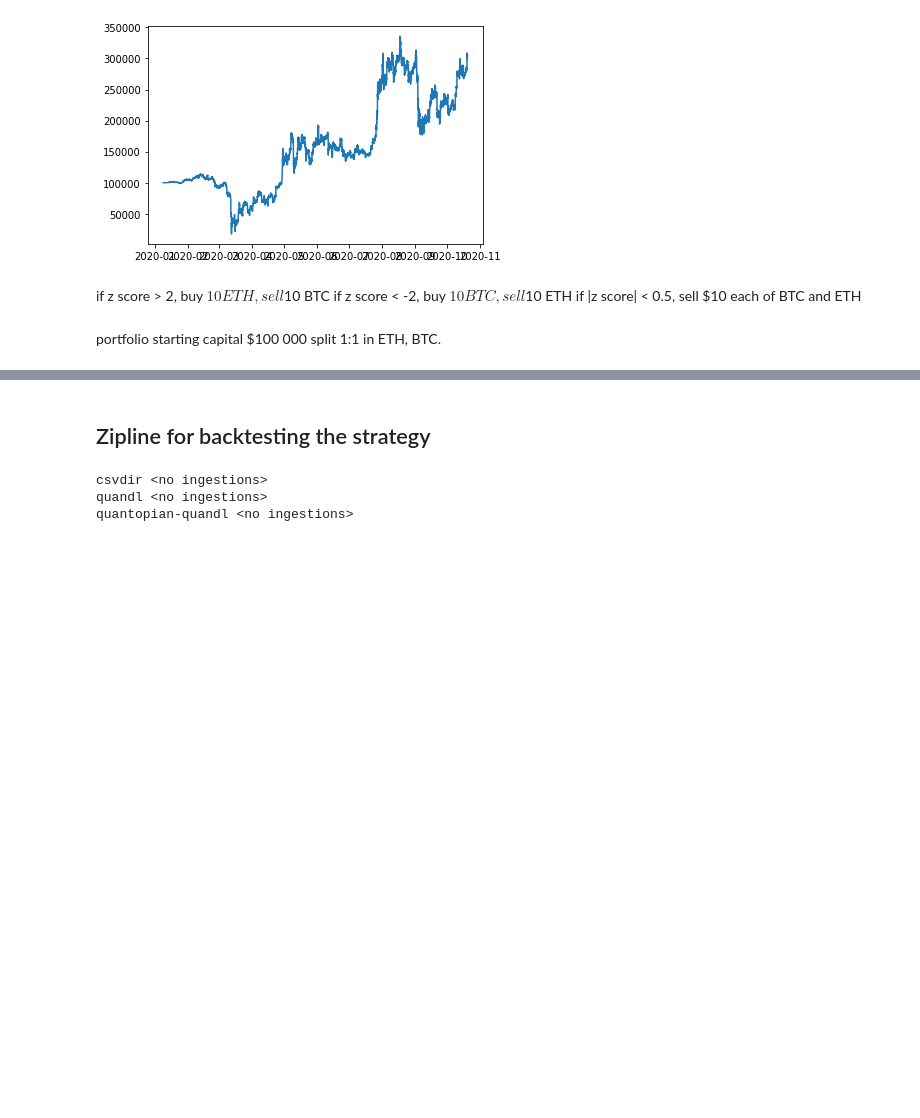
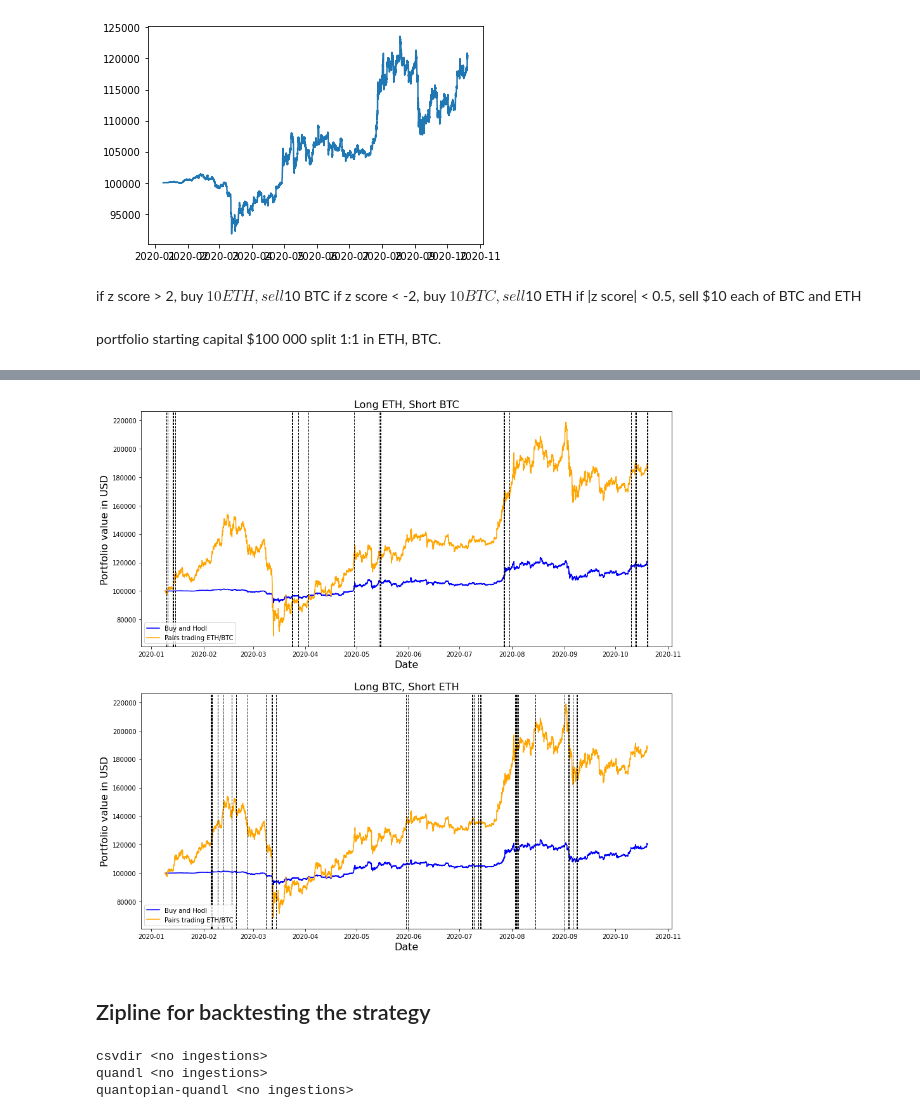
Before and after one commit to peparhugo/Econometrics_group_project, a Jupyter notebook: submission_3/data-ideas/pairs-trading-22102020.ipynb, the cells around one changed output, grey strips where cells are left out. Cells and saved outputs as stored; diff of their text form; code cells hidden in the pictures; blank space fills up the shorter version.

```diff
--- a/submission_3/data-ideas/pairs-trading-22102020.ipynb
+++ b/submission_3/data-ideas/pairs-trading-22102020.ipynb
@@ -255,12 +255,10 @@ cash = []
 cash.append(starting_capital)
 nBTC = []
 nBTC.append(0.)
-buy_amount = 100.
+buy_amount = 10.
 
 total_value = []
 total_value.append(get_portfolio_value(df_trade.index[0], starting_capital))
-
-# buy $10 BTC every hour
 
 for date in df_trade.index:
     # print(df_trade['z-score'].loc[date])
@@ -345,3 +438,24 @@ plt.plot(df_pairs['portfolio value'])
+# %%
+fig, ax = plt.subplots(2,figsize=(15,15))
+for i in range(2):
+    ax[i].plot(df_hodl['portfolio value'], color='blue', label='Buy and Hodl')
+    ax[i].plot(df_pairs['portfolio value'], color='orange', label='Pairs trading ETH/BTC')
+    ax[i].set_xlabel('Date',fontsize=16)
+    ax[i].set_ylabel('Portfolio value in USD',fontsize=16)
+    ax[i].legend(loc='lower left')
+
+    fig.suptitle('')
+
+ax[0].set_title('Long ETH, Short BTC', fontsize=16)
+ax[1].set_title('Long BTC, Short ETH', fontsize=16)
+
+for d in df_pairs.index[df_pairs.signal==3]:
+    ax[0].axvline(d,color='black',linestyle='--',linewidth='1')
+
+for d in df_pairs.index[df_pairs.signal==2]:
+    ax[1].axvline(d,color='black',linestyle='--',linewidth='1')
+# %% [output]
+[figure, added]
 # %% [markdown]
 ## Zipline for backtesting the strategy
 # %%
```
Also changed, not shown: parts of 5 cells of this notebook.
